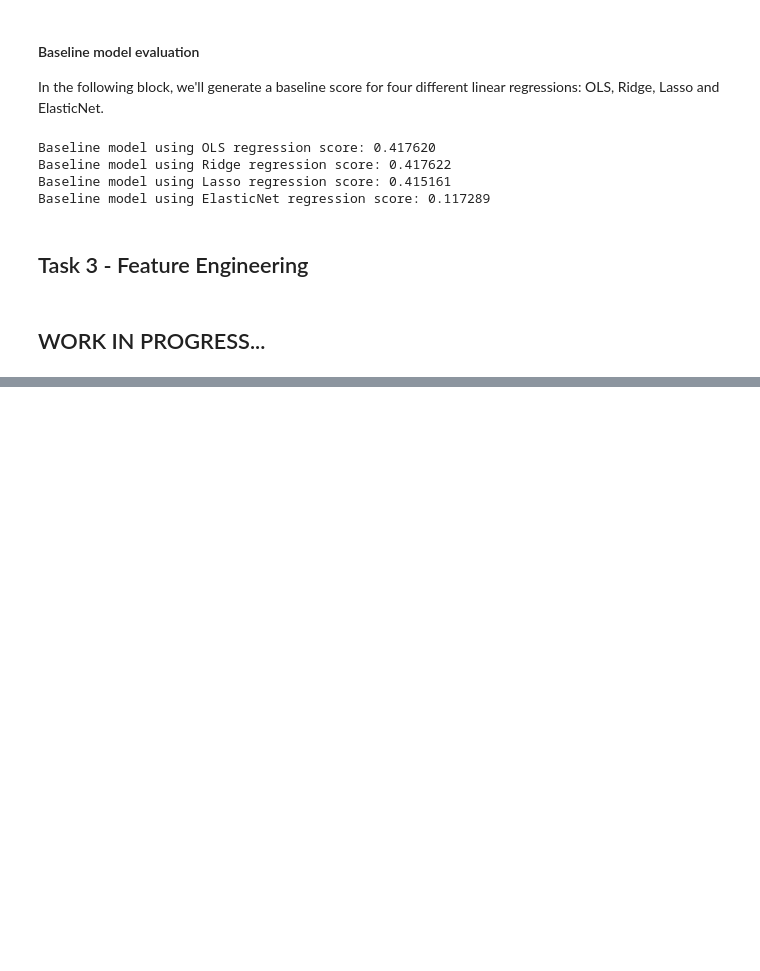
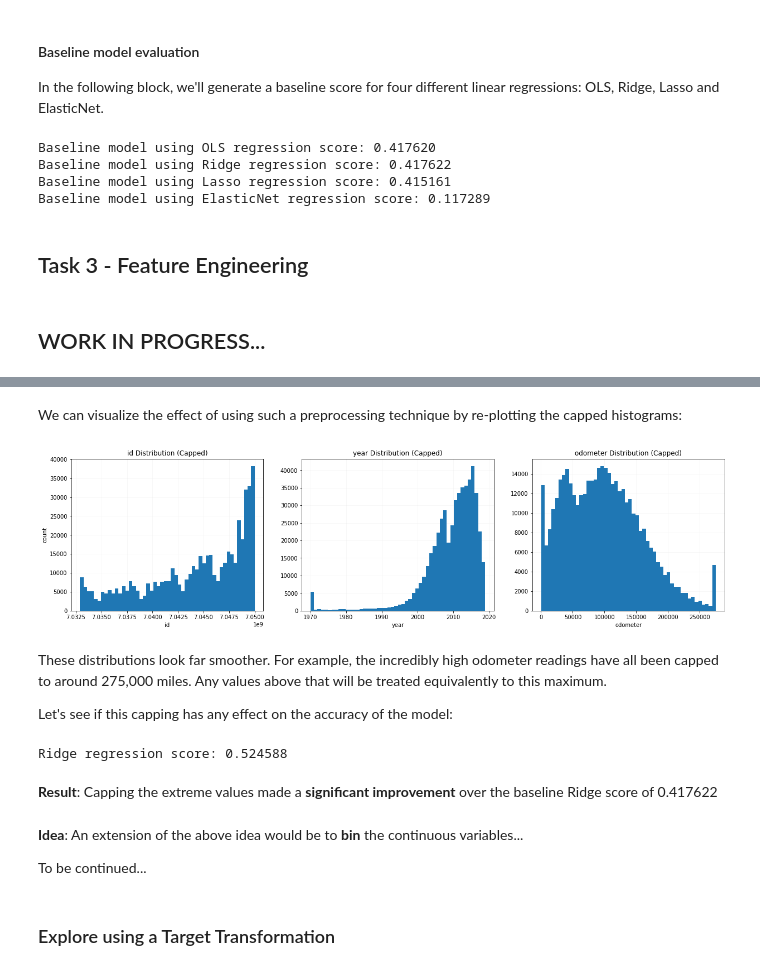
Before and after one commit to AppliedML2020/assignment-3-tomas-larrain, a Jupyter notebook: hw-3_Brett.ipynb, the cells around one changed output, grey strips where cells are left out. Drawn from its saved outputs; the diff is of its cells as text; code cells hidden in the pictures; blank space fills up the shorter version.

```diff
--- a/hw-3_Brett.ipynb
+++ b/hw-3_Brett.ipynb
@@ -370,3 +430,74 @@ cap_median_scale_pl = make_pipeline(FunctionTransformer(cap_odometer), SimpleImp
+# %%
+def cap_extreme_values(X):
+    upper_cap = X.quantile(.99)
+    lower_cap = X.quantile(.01)
+    ax = 1 if isinstance(X, pd.DataFrame) else None
+    X = X.mask(X>upper_cap, upper_cap, axis=ax)
+    X = X.mask(X<lower_cap, lower_cap, axis=ax)
+    return X
+# %% [markdown]
+We can visualize the effect of using such a preprocessing technique by re-plotting the capped histograms:
+# %%
+# For each continuous feature...
+fig, axs = plt.subplots(plot_rows, plot_cols, figsize=(7*plot_cols, 5*plot_rows), squeeze=False)
+for i, feature in enumerate(cont_baseline_feats):
+    # Get the axes for this feature
+    row=i//plot_cols
+    col=i%plot_cols
+    ax=axs[row,col]
+
+    # Create a histogram for this feature
+    ax.hist(cap_extreme_values(raw_features[feature]), bins=50)
+    ax.grid(alpha=0.1)
+    ax.set_axisbelow(True)
+
+    # Label the plot
+    ax.set_title(feature+' Distribution (Capped)')
+    ax.set_xlabel(feature)
+    if col==0:
+        ax.set_ylabel('count')
+
+# Hide any axis we didn't use
+num_axes_to_hide = plot_rows*plot_cols - num_cont_feats
+for i in range(num_axes_to_hide):
+    axs.flatten()[-(i+1)].set_axis_off()
+# %% [output]
+[figure, added]
+# %% [markdown]
+These distributions look far smoother.  For example, the incredibly high odometer readings have all been capped to around 275,000 miles.  Any values above that will be treated equivalently to this maximum.
+
+Let's see if this capping has any effect on the accuracy of the model:
+# %%
+# Make a Transformer that uses cap_extreme_values()
+capper = FunctionTransformer(cap_extreme_values)
+
+# Make new pipelines for incorporating the capping of these continuous values
+cap_scale_pl = make_pipeline(capper, StandardScaler())
+cap_median_scale_pl = make_pipeline(capper, SimpleImputer(strategy='median'), StandardScaler())
+
+# Try this updated preprocessing
+preprocessor = make_column_transformer(
+    (cap_scale_pl, ['id']),
+    (target_encode_pl, ['region_url']),
+    (cap_median_scale_pl, ['year', 'odometer']),
+    (new_cat_ohe_pl, ['manufacturer', 'cylinders', 'drive', 'size', 'type', 'paint_color', 'state']),
+    (impute_good_ord_enc_scale_pl, ['condition']),
+    (most_freq_ohe_pl, ['fuel', 'title_status', 'transmission']))
+
+# Compare the Ridge results to the baseline\
+pipeline = make_pipeline(preprocessor, RidgeCV())
+scores = cross_val_score(pipeline, X_train, y_train, cv=shuffle)
+print(("Ridge regression score: %f") % scores.mean())
+# %% [output]
+Ridge regression score: 0.524588
+# %% [markdown]
+**Result**: Capping the extreme values made a **significant improvement** over the baseline Ridge score of 0.417622
+# %% [markdown]
+**Idea**: An extension of the above idea would be to **bin** the continuous variables...
+
+To be continued...
+# %% [markdown]
+### Explore using a Target Transformation
 # %%
 from sklearn.compose import TransformedTargetRegressor
 # Try converting prices to log
```
Also changed, not shown: parts of 10 cells of this notebook.
